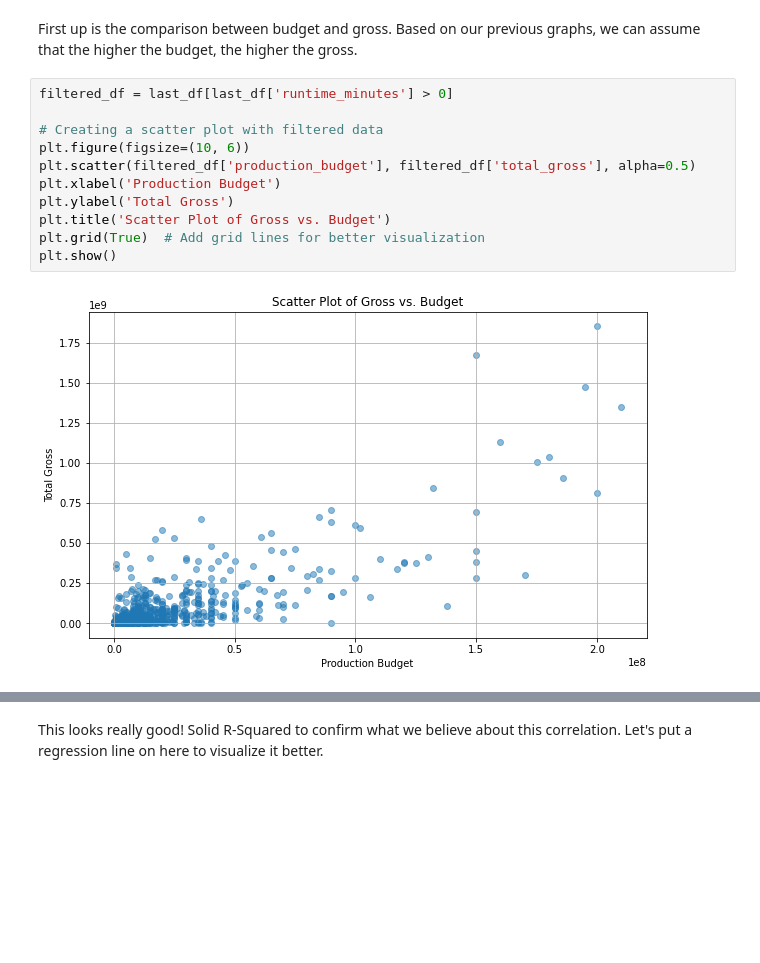
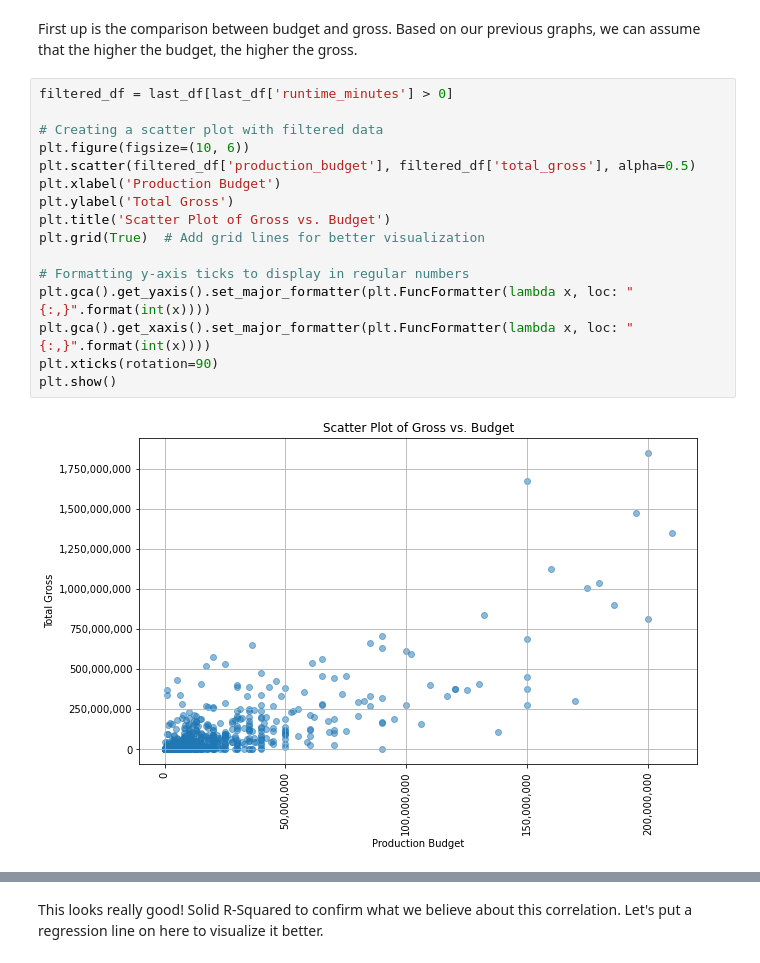
Before and after one commit to byrdwcrawford/Phase-2-Project, a Jupyter notebook: notebook.ipynb, the cells around one changed output, grey strips where cells are left out. Cells and saved outputs as stored; diff of their text form; blank space fills up the shorter version.

```diff
--- a/notebook.ipynb
+++ b/notebook.ipynb
@@ -2053,16 +2068,21 @@ First up is the comparison between budget and gross.  Based on our previous grap
 # %%
 filtered_df = last_df[last_df['runtime_minutes'] > 0]
 
 # Creating a scatter plot with filtered data
 plt.figure(figsize=(10, 6))
 plt.scatter(filtered_df['production_budget'], filtered_df['total_gross'], alpha=0.5)
 plt.xlabel('Production Budget')
 plt.ylabel('Total Gross')
 plt.title('Scatter Plot of Gross vs. Budget')
 plt.grid(True)  # Add grid lines for better visualization
+
+# Formatting y-axis ticks to display in regular numbers
+plt.gca().get_yaxis().set_major_formatter(plt.FuncFormatter(lambda x, loc: "{:,}".format(int(x))))
+plt.gca().get_xaxis().set_major_formatter(plt.FuncFormatter(lambda x, loc: "{:,}".format(int(x))))
+plt.xticks(rotation=90)
 plt.show()
 # %% [output]
-[figure, old version]
+[figure, new version]
 # %%
 #Importing and constructing the baseline model with the StatsModels library:
 import statsmodels.api as sm
```
Also changed, not shown: parts of 20 cells of this notebook, 11 other files.
